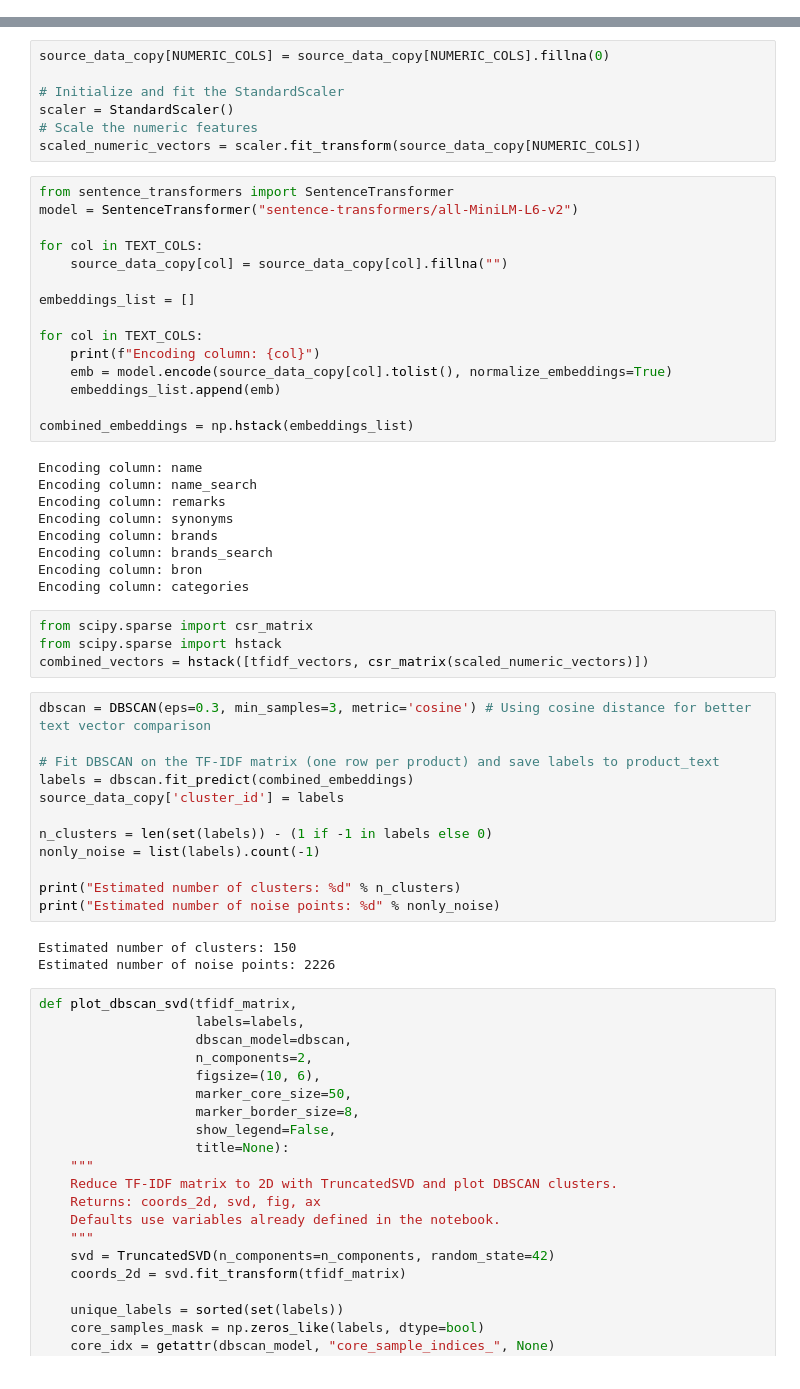
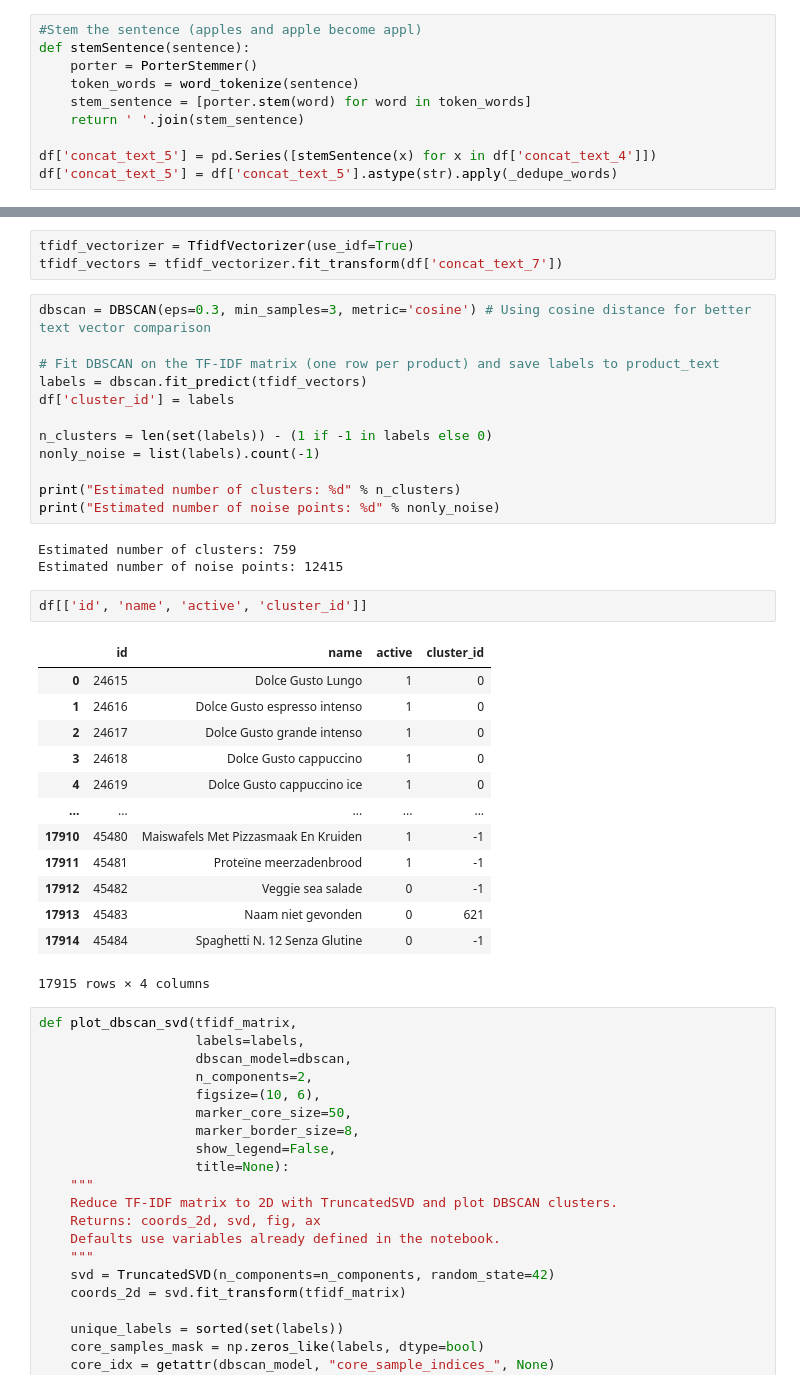
Before and after one commit to HoangTrungHieuUCLL/DataVisualisation_2025-2026_FOOD_teamF3, a Jupyter notebook: shiny-with-python/dashboard-tips/food_products_clustering.ipynb, the cells around one changed output, grey strips where cells are left out. Cells and saved outputs as stored; diff of their text form.

```diff
--- a/shiny-with-python/dashboard-tips/food_products_clustering.ipynb
+++ b/shiny-with-python/dashboard-tips/food_products_clustering.ipynb
@@ -0,0 +180,10 @@
+# %%
+#Stem the sentence (apples and apple become appl)
+def stemSentence(sentence):
+    porter = PorterStemmer()
+    token_words = word_tokenize(sentence)
+    stem_sentence = [porter.stem(word) for word in token_words]
+    return ' '.join(stem_sentence)
+
+df['concat_text_5'] = pd.Series([stemSentence(x) for x in df['concat_text_4']])
+df['concat_text_5'] = df['concat_text_5'].astype(str).apply(_dedupe_words)
@@ -117,44 +238,12 @@ tfidf_vectors = tfidf_vectorizer.fit_transform(source_data_copy['concatenated_te
-# %%
-source_data_copy[NUMERIC_COLS] = source_data_copy[NUMERIC_COLS].fillna(0)
-
-# Initialize and fit the StandardScaler
-scaler = StandardScaler()
-# Scale the numeric features
-scaled_numeric_vectors = scaler.fit_transform(source_data_copy[NUMERIC_COLS])
-# %%
-from sentence_transformers import SentenceTransformer
-model = SentenceTransformer("sentence-transformers/all-MiniLM-L6-v2")
-
-for col in TEXT_COLS:
-    source_data_copy[col] = source_data_copy[col].fillna("")
-
-embeddings_list = []
-
-for col in TEXT_COLS:
-    print(f"Encoding column: {col}")
-    emb = model.encode(source_data_copy[col].tolist(), normalize_embeddings=True)
-    embeddings_list.append(emb)
-
-combined_embeddings = np.hstack(embeddings_list)
-# %% [output]
-Encoding column: name
-Encoding column: name_search
-Encoding column: remarks
-Encoding column: synonyms
-Encoding column: brands
-Encoding column: brands_search
-Encoding column: bron
-Encoding column: categories
-# %%
-from scipy.sparse import csr_matrix
-from scipy.sparse import hstack
-combined_vectors = hstack([tfidf_vectors, csr_matrix(scaled_numeric_vectors)])
+# %%
+tfidf_vectorizer = TfidfVectorizer(use_idf=True)
+tfidf_vectors = tfidf_vectorizer.fit_transform(df['concat_text_7'])
 # %%
 dbscan = DBSCAN(eps=0.3, min_samples=3, metric='cosine') # Using cosine distance for better text vector comparison
 
 # Fit DBSCAN on the TF-IDF matrix (one row per product) and save labels to product_text
-labels = dbscan.fit_predict(combined_embeddings)
-source_data_copy['cluster_id'] = labels
+labels = dbscan.fit_predict(tfidf_vectors)
+df['cluster_id'] = labels
 
 n_clusters = len(set(labels)) - (1 if -1 in labels else 0)
 nonly_noise = list(labels).count(-1)
@@ -162,8 +251,24 @@ nonly_noise = list(labels).count(-1)
 print("Estimated number of clusters: %d" % n_clusters)
 print("Estimated number of noise points: %d" % nonly_noise)
 # %% [output]
-Estimated number of clusters: 150
-Estimated number of noise points: 2226
+Estimated number of clusters: 759
+Estimated number of noise points: 12415
+# %%
+df[['id', 'name', 'active', 'cluster_id']]
+# %% [output]
+|  | id | name | active | cluster_id |
+| 0 | 24615 | Dolce Gusto Lungo | 1 | 0 |
+| 1 | 24616 | Dolce Gusto espresso intenso | 1 | 0 |
+| 2 | 24617 | Dolce Gusto grande intenso | 1 | 0 |
+| 3 | 24618 | Dolce Gusto cappuccino | 1 | 0 |
+| 4 | 24619 | Dolce Gusto cappuccino ice | 1 | 0 |
+| ... | ... | ... | ... | ... |
+| 17910 | 45480 | Maiswafels Met Pizzasmaak En Kruiden | 1 | -1 |
+| 17911 | 45481 | Proteïne meerzadenbrood | 1 | -1 |
+| 17912 | 45482 | Veggie sea salade | 0 | -1 |
+| 17913 | 45483 | Naam niet gevonden | 0 | 621 |
+| 17914 | 45484 | Spaghetti N. 12 Senza Glutine | 0 | -1 |
+17915 rows × 4 columns
 # %%
 def plot_dbscan_svd(tfidf_matrix,
                     labels=labels,
```
Also changed, not shown: parts of 38 cells of this notebook, 6 other files.
